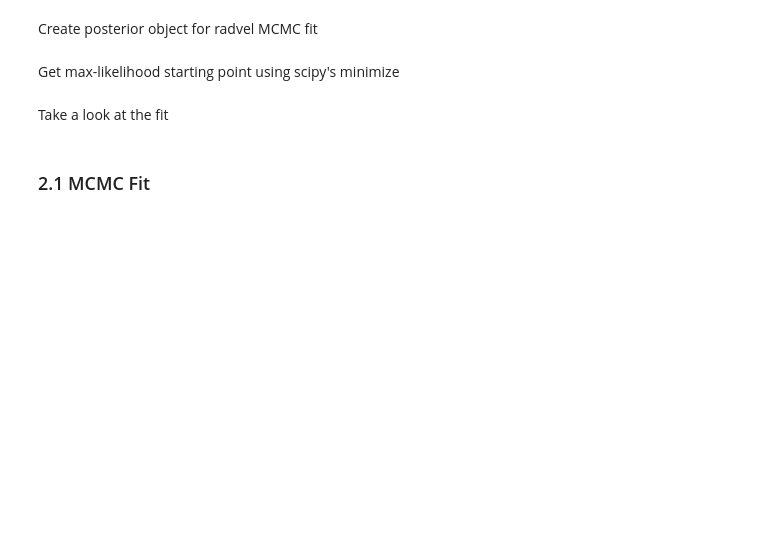
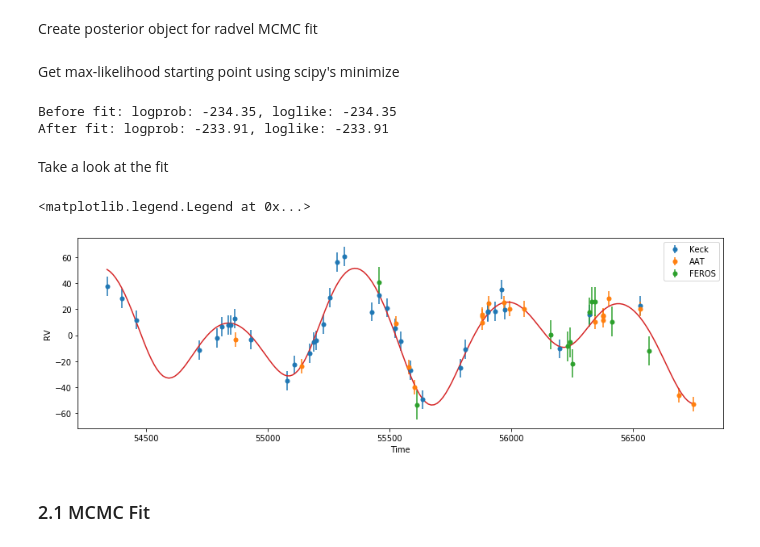
Before and after one commit to shadden/ResonantPlanetPairsRVModeling, a Jupyter notebook: jupyter_examples/ACR_Model_Fitting.ipynb, the cells around one changed output. Drawn from its saved outputs; the diff is of its cells as text; code cells hidden in the pictures; blank space fills up the shorter version.

Commit message:
cleaned up example and added saved median data for example

```diff
--- a/jupyter_examples/ACR_Model_Fitting.ipynb
+++ b/jupyter_examples/ACR_Model_Fitting.ipynb
@@ -28,8 +28,3 @@ We begin by selecting our example system as  **HD 33844**
 ObservationsDF = pd.read_pickle(DATADIR+"All_Observations.pkl")
 system='HD 33844'
 Observations = ObservationsDF.query('system==@system')
-# %%
-HostStarInfoFile = "../data/HostStarInfo.pkl"
-with open(HostStarInfoFile,"rb") as fi:
-    HostStarData=pickle.load(fi)
-HostStarData[system][0]
@@ -51,4 +37,0 @@ Set initial values of 'like' object parameters to the values stored in the full
-# %%
-for key,par in acr_model_like.params.items():
-    if key in full_model_like.params.keys():
-        par.value = full_model_like.params[key].value
@@ -55,10 +40,16 @@ for key,par in acr_model_like.params.items():
+# %%
+with open(DATADIR + "/HD33844/acr_5to3_ACR_fit_parameter_medians.pkl","rb") as fi:
+    median_vals = pickle.load(fi)
+vary_pars = [median_vals[key] for key in acr_model_like.list_vary_params()]
+acr_model_like.set_vary_params(vary_pars)
+acr_model_like.params['angle_n'].value = int(median_vals['angle_n'])
 # %% [markdown]
 Create posterior object for radvel MCMC fit
 # %%
 acr_model_post = radvel.posterior.Posterior(acr_model_like)
 acrpriors = [
     ACRModelPrior(),
-    radvel.prior.Jeffreys('k1',0.2 * k1best, 5 * k1best ),
+    radvel.prior.Jeffreys('k1',0.2 * median_vals['k1'], 5 * median_vals['k1'] ),
     radvel.prior.Jeffreys('m2_by_m1',0.1,10)
 ]
 acr_model_post.priors += acrpriors
@@ -72,10 +63,17 @@ print("Before fit: logprob: {:.2f}, loglike: {:.2f}".format(acr_model_post.logpr
 minresult = minimize(acr_model_post.neglogprob_array,acr_model_post.get_vary_params())
 
 print("After fit: logprob: {:.2f}, loglike: {:.2f}".format(acr_model_post.logprob(),acr_model_post.logprob()))
+# %% [output]
+Before fit: logprob: -234.35, loglike: -234.35
+After fit: logprob: -233.91, loglike: -233.91
 # %% [markdown]
 Take a look at the fit
 # %%
 from ResonantRV_Utils import plot_fit
 plot_fit(acr_model_post.likelihood)
+plt.legend()
+# %% [output]
+<matplotlib.legend.Legend at 0x...>
+[figure, added]
 # %% [markdown]
 ### 2.1 MCMC Fit
```
Also changed, not shown: parts of 20 cells of this notebook, 3 other files.
